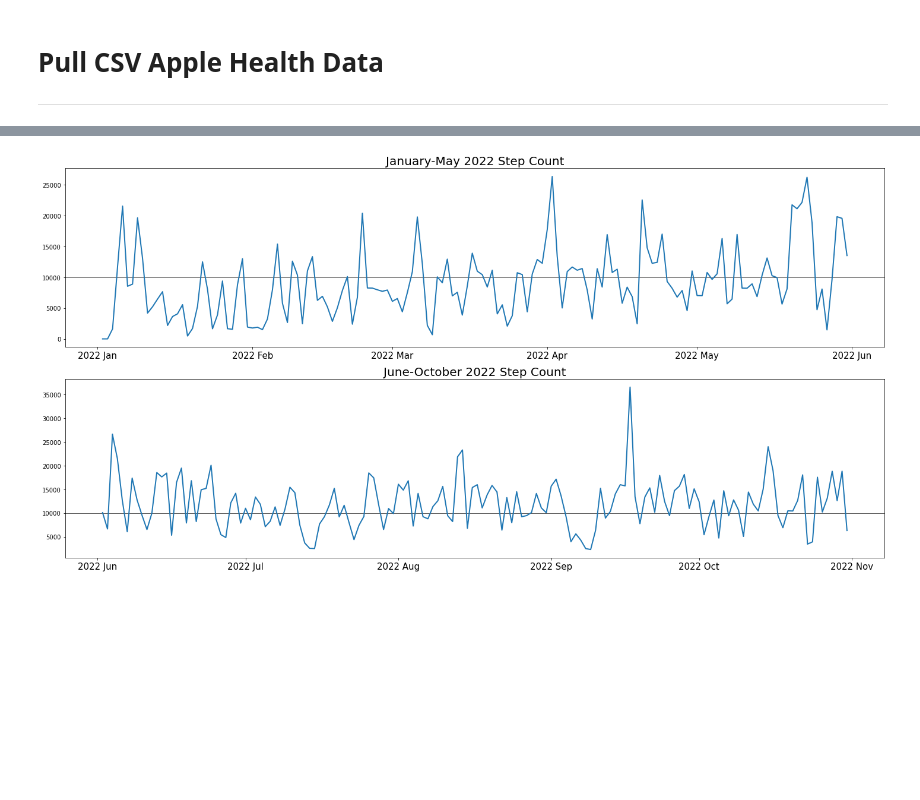
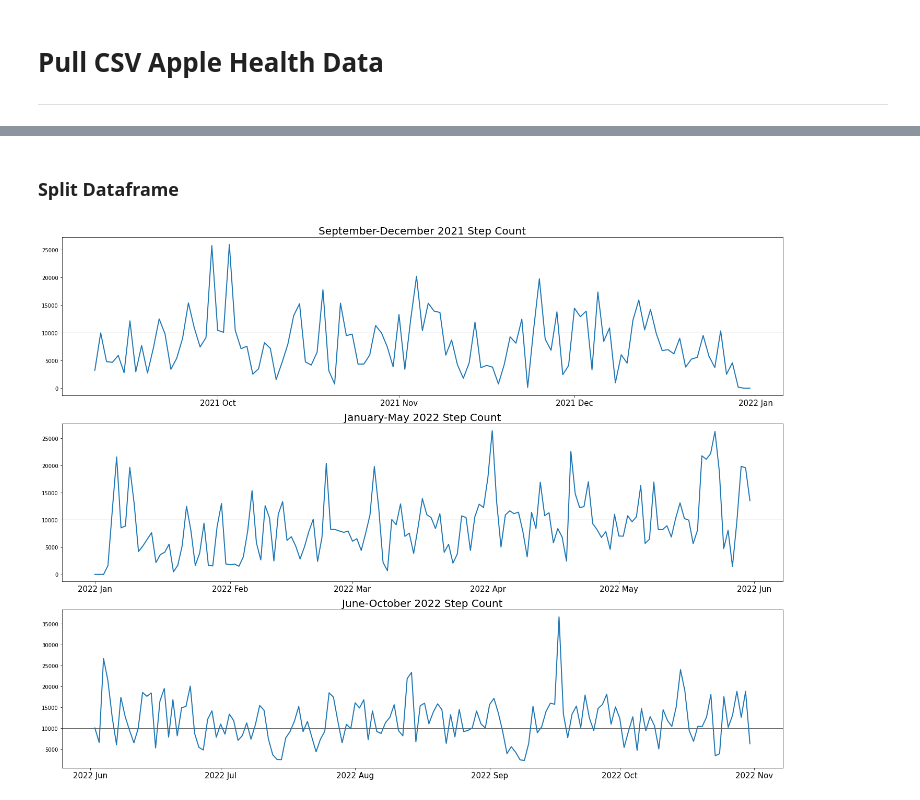
Before and after one commit to bridaniels/ML_Trading_2ndEd, a Jupyter notebook: P2_ML_trading_fundamentals/10_bayesian_ML/06_markov_chain_monte_carlo.ipynb, the cells around one changed output, grey strips where cells are left out. Saved outputs shown, nothing was run; the diff lists cells and outputs as text; code cells hidden in the pictures; blank space fills up the shorter version.

```diff
--- a/P2_ML_trading_fundamentals/10_bayesian_ML/06_markov_chain_monte_carlo.ipynb
+++ b/P2_ML_trading_fundamentals/10_bayesian_ML/06_markov_chain_monte_carlo.ipynb
@@ -135,9 +133,13 @@ df
 | 2022-12-06 | 12660.0 | 5.101112 | -3768.0 | -1.790881 | 0 | 0 | 1 |
 | 2022-12-07 | 4887.0 | 1.816336 | -7773.0 | -3.284776 | 0 | 0 | 0 |
 454 rows × 7 columns
+# %% [markdown]
+### Split Dataframe
 # %%
-jan_may_22 = df.loc[(df.index > '2022-01-01') & (df.index < '2022-06-01')]
+fall_2021 = df.loc[(df.index > '2021-09-08') & (df.index < '2022-01-01')]
+jan_may_22 = df.loc[(df.index > '2021-12-31') & (df.index < '2022-06-01')]
 june_oct_22 = df.loc[(df.index > '2022-06-01') & (df.index < '2022-11-01')]
 
+fall_2021 = fall_2021.set_index(pd.DatetimeIndex(fall_2021.index))
 jan_may_22 = jan_may_22.set_index(pd.DatetimeIndex(jan_may_22.index))
 june_oct_22 = june_oct_22.set_index(pd.DatetimeIndex(june_oct_22.index))
@@ -147,24 +146,32 @@ from matplotlib.axis import Axis
 # %%
-fig, axes = plt.subplots(ncols=1, nrows=2, figsize=(20,10))
+fig, axes = plt.subplots(ncols=1, nrows=3, figsize=(20,15))
 
 axes[0].axhline(y=10000, color='black', linewidth=0.8, alpha=0.8)
-axes[0].plot(jan_may_22.StepCount, linewidth=2)
+axes[0].plot(fall_2021.StepCount, linewidth=2)
 
-axes[0].set_title("January-May 2022 Step Count", fontsize=20)
+axes[0].set_title("September-December 2021 Step Count", fontsize=20)
 Axis.set_major_locator(axes[0].xaxis, mdates.MonthLocator())
 axes[0].xaxis.set_major_formatter(mdates.DateFormatter('%Y %b'))
 axes[0].tick_params(axis='x', which='major', labelsize=15)
 
 axes[1].axhline(y=10000, color='black', linewidth=0.8, alpha=0.8)
-axes[1].plot(june_oct_22.StepCount, linewidth=2)
+axes[1].plot(jan_may_22.StepCount, linewidth=2)
 
-axes[1].set_title("June-October 2022 Step Count", fontsize=20)
+axes[1].set_title("January-May 2022 Step Count", fontsize=20)
 Axis.set_major_locator(axes[1].xaxis, mdates.MonthLocator())
 axes[1].xaxis.set_major_formatter(mdates.DateFormatter('%Y %b'))
 axes[1].tick_params(axis='x', which='major', labelsize=15)
 
+axes[2].axhline(y=10000, color='black', linewidth=0.8, alpha=0.8)
+axes[2].plot(june_oct_22.StepCount, linewidth=2)
+
+axes[2].set_title("June-October 2022 Step Count", fontsize=20)
+Axis.set_major_locator(axes[2].xaxis, mdates.MonthLocator())
+axes[2].xaxis.set_major_formatter(mdates.DateFormatter('%Y %b'))
+axes[2].tick_params(axis='x', which='major', labelsize=15)
+
 
 plt.tight_layout()
 plt.show()
 # %% [output]
-[figure, old version]
+[figure, new version]
```
Also changed, not shown: parts of 6 cells of this notebook, 2 other files.
